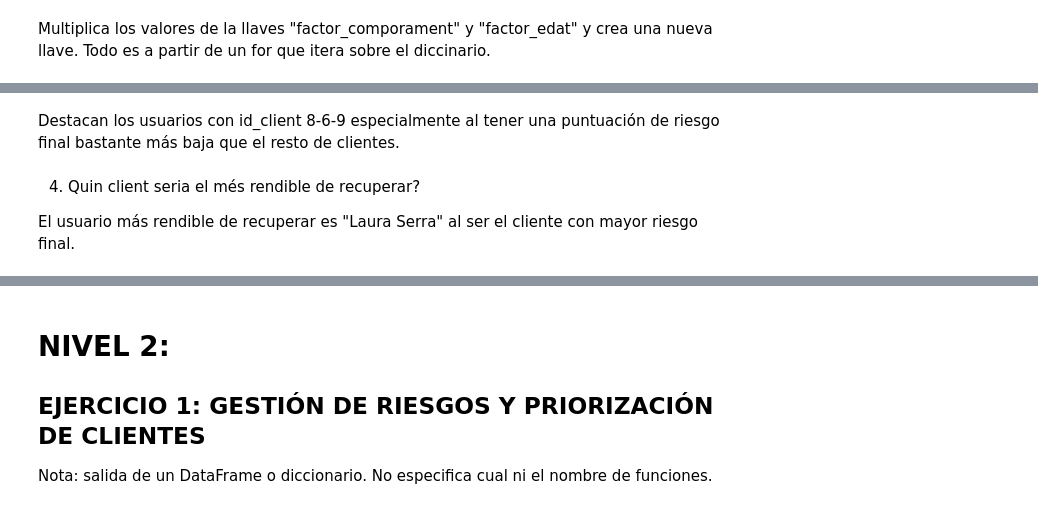
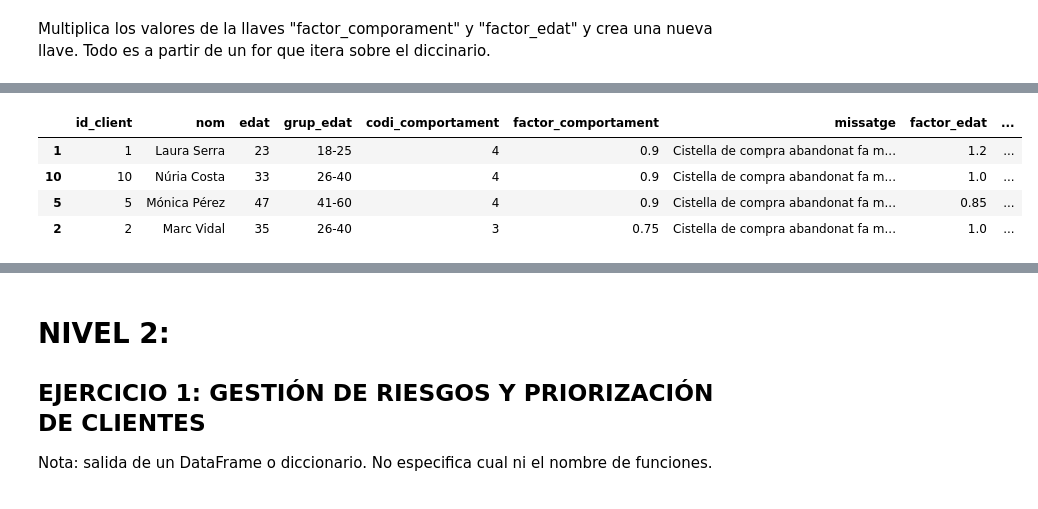
Before and after one commit to noelcarrionmatias/IT_Data, a Jupyter notebook: Especializacion/7_Sprint/codigo_sprint7_noel.ipynb, the cells around one changed output, grey strips where cells are left out. Saved outputs shown, nothing was run; the diff lists cells and outputs as text; code cells hidden in the pictures.

```diff
--- a/Especializacion/7_Sprint/codigo_sprint7_noel.ipynb
+++ b/Especializacion/7_Sprint/codigo_sprint7_noel.ipynb
@@ -239 +259,5 @@ def calcular_risc(data_clients):
+# %%
+def mostrar_resultado(informe_final):
+    informe_final_df = pd.DataFrame(informe_final)
+    return informe_final_df.T
 # %% [markdown]
@@ -249,4 +273,8 @@ def main_marketing(data_clients):
 
     clients_fedat = obtenir_factor_edat(clients_factor)
 
-    return calcular_risc(clients_fedat)
+    clientes_final = calcular_risc(clients_fedat)
+
+    return mostrar_resultado(clientes_final)
+
+main_marketing(clients)
@@ -334,6 +293,11 @@ procesar_clients_df.transpose().sort_values(ascending=True, by="risc_final")
-# %% [markdown]
-Destacan los usuarios con id_client 8-6-9 especialmente al tener una puntuación de riesgo final bastante más baja que el resto de clientes.
-# %% [markdown]
-4. Quin client seria el més rendible de recuperar?
-
-El usuario más rendible de recuperar es "Laura Serra" al ser el cliente con mayor riesgo final.
+# %%
+dataframe_clientes = main_marketing(clients)
+# %%
+# "1. Quins clients s'han de contactar primer en una campanya de retargeting?"
+dataframe_clientes.sort_values(ascending=False, by="risc_final").head(4)
+# %% [output]
+|  | id_client | nom | edat | grup_edat | codi_comportament | factor_comportament | missatge | factor_edat | ... |
+| 1 | 1 | Laura Serra | 23 | 18-25 | 4 | 0.9 | Cistella de compra abandonat fa m... | 1.2 | ... |
+| 10 | 10 | Núria Costa | 33 | 26-40 | 4 | 0.9 | Cistella de compra abandonat fa m... | 1.0 | ... |
+| 5 | 5 | Mónica Pérez | 47 | 41-60 | 4 | 0.9 | Cistella de compra abandonat fa m... | 0.85 | ... |
+| 2 | 2 | Marc Vidal | 35 | 26-40 | 3 | 0.75 | Cistella de compra abandonat fa m... | 1.0 | ... |
```
Also changed, not shown: parts of 60 cells of this notebook, 1 other file.
